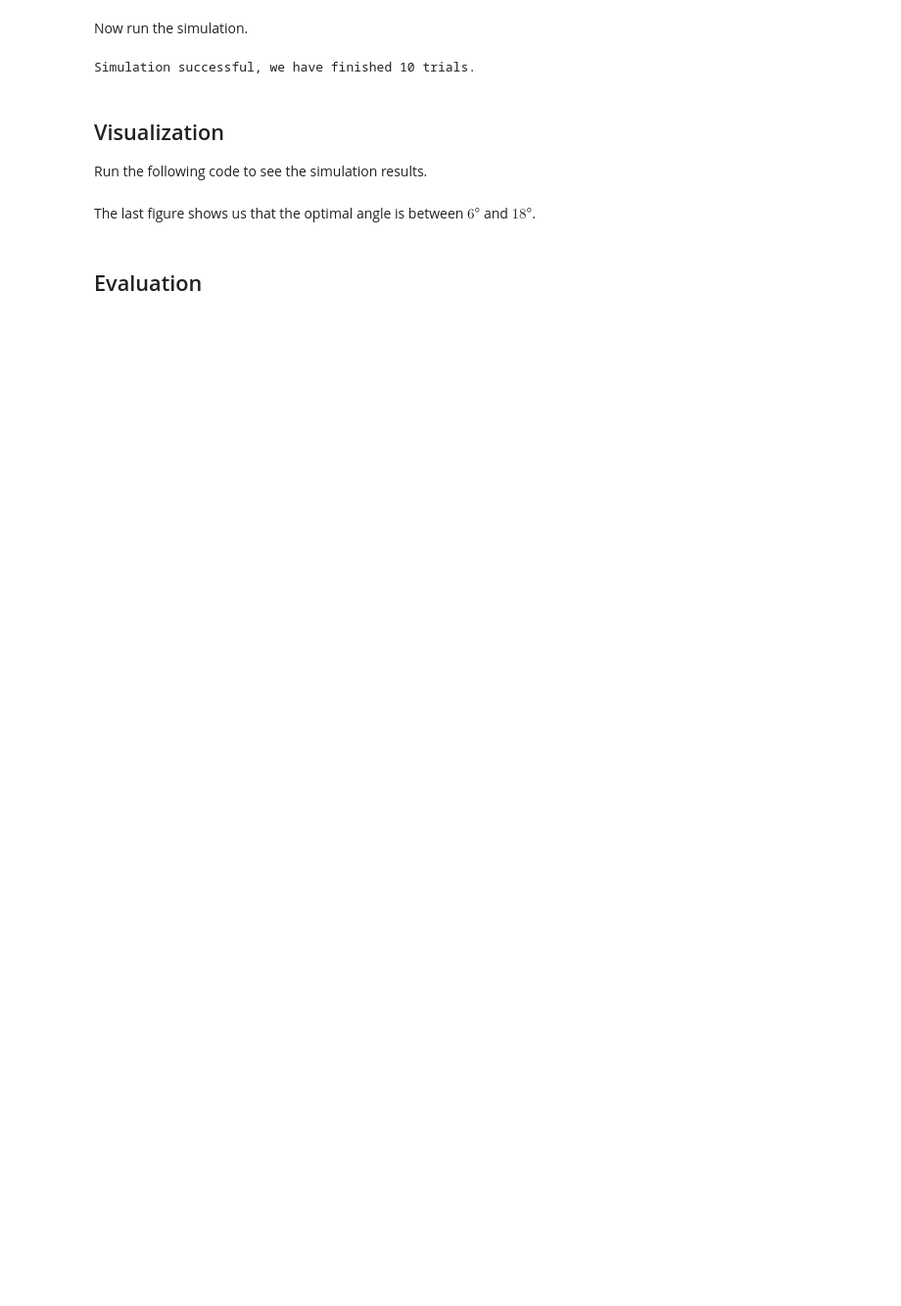
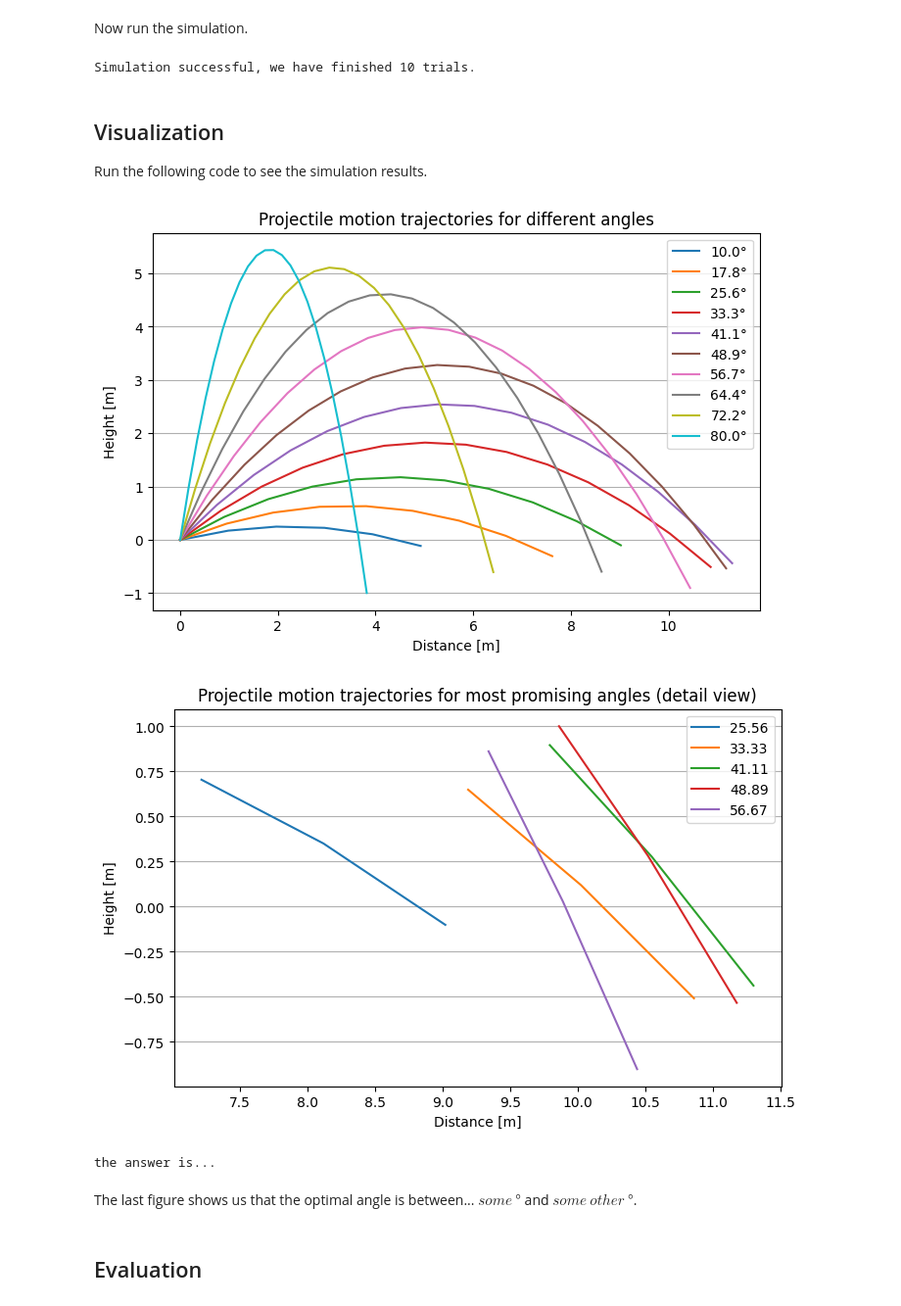
Before and after one commit to dan-lessner/jupyter-snippets, a Jupyter notebook: Projectile-motion/Projectile-with-sliders.ipynb, the cells around one changed output. Shown at 98% size. Drawn from its saved outputs; the diff is of its cells as text; code cells hidden in the pictures; blank space fills up the shorter version.

```diff
--- a/Projectile-motion/Projectile-with-sliders.ipynb
+++ b/Projectile-motion/Projectile-with-sliders.ipynb
@@ -38,14 +38,10 @@ from ipywidgets import interact, interactive, fixed, interact_manual
 import ipywidgets as widgets
 import numpy as np
 
-Parameters = {}
-Parameters["G"] = widgets.FloatSlider(description="Gravity", value=-9.81, step=0.01,  min=-25, max=25)
-Parameters["y_0"] = widgets.FloatSlider(description="Initial height", value=0, step=1,  min=0, max=1000)
-Parameters["v_0"] = widgets.FloatSlider(description="Initial velocity", value=10, step=0.1,  min=0, max=100)
-Parameters["dt"] = widgets.FloatSlider(description="Time step", value=.1, step=0.01,  min=0.01, max=10)
-Parameters["Angle_min"] = widgets.FloatSlider(description="Min. angle", value=10, step=.1,  min=0, max=89)
-Parameters["Angle_max"] = widgets.FloatSlider(description="Max. angle", value=80, step=.1,  min=1, max=90)
-Parameters["Angle_num"] = widgets.IntSlider(description="# of trials", value=10, step=1,  min=1, max=90)
-
-for Param in Parameters.values() :
-  display(Param)
+G =-9.81         # @param {type:"slider", min:-25, max:25, step:0.01}
+y_0 = 0          # @param {type:"slider", min:0, max:1000, step:1}
+v_0 = 10         # @param {type:"slider", min:0.1, max:100, step:0.01}
+dt = .1          # @param {type:"slider", min:0.01, max:10, step:0.01}
+Angle_min = 10   # @param {type:"slider", min:0, max:89, step:0.1}
+Angle_max = 80   # @param {type:"slider", min:1, max:90, step:0.1}
+Angle_num = 10   # @param {type:"slider", min:1, max:90, step:1}
@@ -64,19 +52,19 @@ import math
 
 def sim(angle_degrees):
     x = 0
-    y = Parameters["y_0"].value
+    y = y_0
     angle = math.radians(angle_degrees)  # Convert angle from degrees to radians
-    v_x = Parameters["v_0"].value * math.cos(angle)  # Horizontal velocity
-    v_y = Parameters["v_0"].value * math.cos(math.pi/2 - angle)  # Vertical velocity
+    v_x = v_0 * math.cos(angle)  # Horizontal velocity
+    v_y = v_0 * math.cos(math.pi/2 - angle)  # Vertical velocity
     trajectory_x = []  # Lists to store positions
     trajectory_y = []
 
     while y >= 0:  # Loop to calculate motion as long as the object flies
         trajectory_x.append(x)  # Store position
         trajectory_y.append(y)
-        x += v_x * Parameters["dt"].value  # Update position based on horizontal velocity
-        y += v_y * Parameters["dt"].value
-        v_y += Parameters["G"].value * Parameters["dt"].value  # Update vertical velocity based on gravity
+        x += v_x * dt  # Update position based on horizontal velocity
+        y += v_y * dt
+        v_y += G * dt  # Update vertical velocity based on gravity
 
     trajectory_x.append(x)  # Append final position (on or under ground)
     trajectory_y.append(y)
@@ -84,7 +72,7 @@ def sim(angle_degrees):
     return trajectory_x, trajectory_y, angle_degrees  # Return coordinate lists
 
 results = []  # List of resulting trajectories (pairs of lists of x an y coordinates)
-angles = np.linspace(Parameters['Angle_min'].value , Parameters['Angle_max'].value, Parameters['Angle_num'].value)
+angles = np.linspace(Angle_min , Angle_max, Angle_num)
 for angle in angles:
     results.append(sim(angle))
 
@@ -98,37 +86,39 @@ Run the following code to see the simulation results.
 # %%
 import matplotlib.pyplot as plt
 
 plt.figure(figsize=(8, 5)) # Create the plot
 
 for result in results:
     plt.plot(result[0], result[1], label=str(round(result[2],1))+"°")
 plt.title("Projectile motion trajectories for different angles")  # Set title
 plt.xlabel("Distance [m]")  # Set x-axis label
 plt.ylabel("Height [m]")  # Set y-axis label
 plt.grid(axis='y')  # Add grid lines only along the x-axis
 plt.legend()  # Show legend
 plt.show()
 
 # Find the most promising trajectory
 best = 0
-for i in range(results):
-    if result[i][-1] > result[best][-1]:
+for i in range(len(results)):
+    if results[i][0][-1] > results[best][0][-1]:
         best = i
 
 # plot the end of the found trajectory with a few neighbors
 plt.figure(figsize=(8, 5))
 
 for result in results[max(0,best-2):min(len(results),best+3)] :
     plt.plot(result[0][-3:], result[1][-3:], label=str(round(result[2],2)))
 plt.title("Projectile motion trajectories for most promising angles (detail view)")
 plt.xlabel("Distance [m]")
 plt.ylabel("Height [m]")
 plt.grid(axis='y')
 plt.legend()
 plt.show()
-
-print("the answer is...")
+# %% [output]
+[figure, added]
+[figure, added]
+the answer is...
 # %% [markdown]
-The last figure shows us that the optimal angle is between $6°$ and $18°$.
+The last figure shows us that the optimal angle is between... $some\ °$ and $some\ other\ °$.
 # %% [markdown]
 ## Evaluation
```
Also changed, not shown: parts of 6 cells of this notebook, 1 other file.
